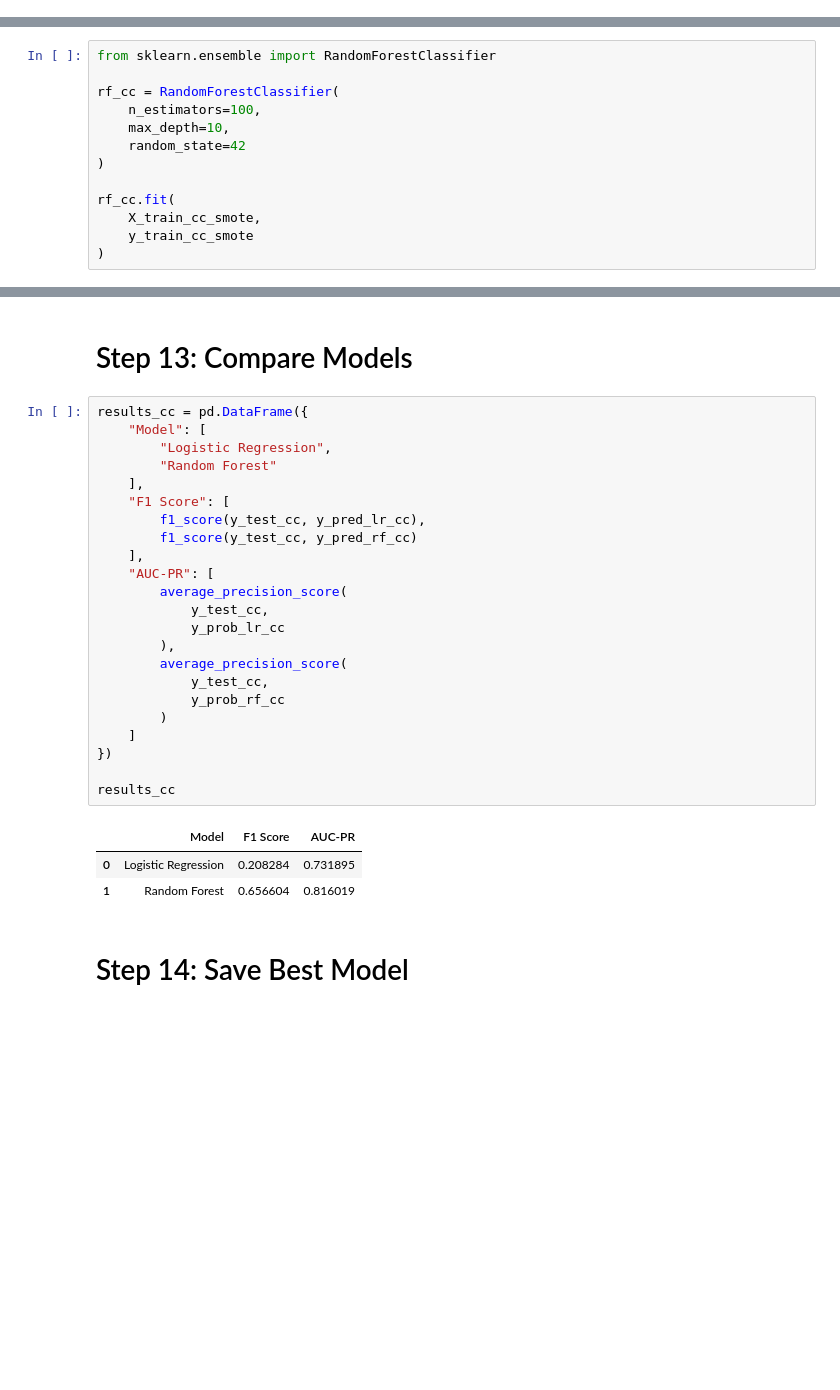
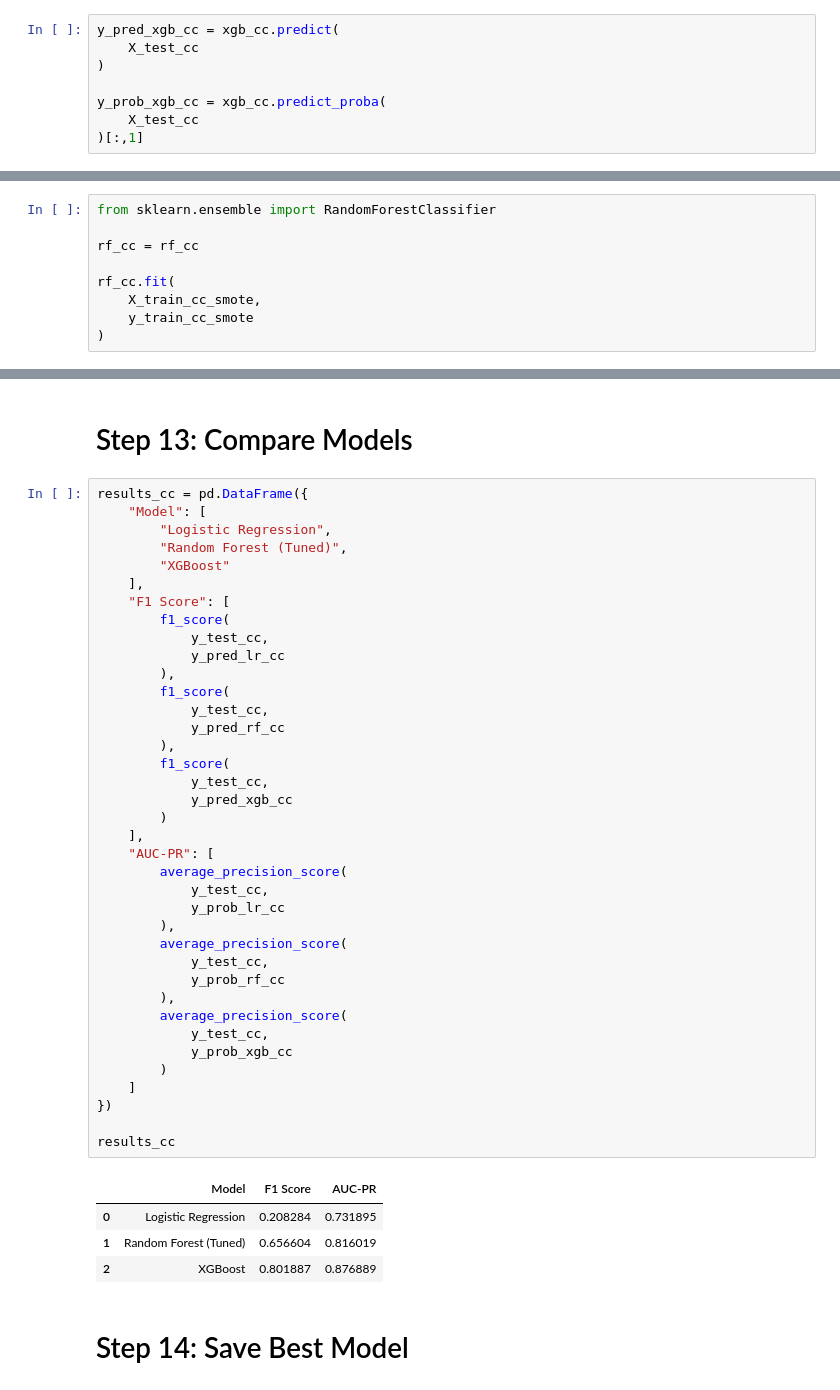
Before and after one commit to hawaebrahimhamid-png/fraud-detection, a Jupyter notebook: notebooks/modeling.ipynb, the cells around one changed output, grey strips where cells are left out. Cells and saved outputs as stored; diff of their text form; blank space fills up the shorter version.

```diff
--- a/notebooks/modeling.ipynb
+++ b/notebooks/modeling.ipynb
@@ -391,6 +555,14 @@ Model trained successfully
 y_pred_lr_cc = lr_cc.predict(X_test_cc)
 
 y_prob_lr_cc = lr_cc.predict_proba(X_test_cc)[:, 1]
+# %%
+y_pred_xgb_cc = xgb_cc.predict(
+    X_test_cc
+)
+
+y_prob_xgb_cc = xgb_cc.predict_proba(
+    X_test_cc
+)[:,1]
 # %% [markdown]
 # Step 8: Evaluate Logistic Regression
 # %%
@@ -446,11 +640,7 @@ weighted avg       1.00      0.99      0.99     56962
 # %%
 from sklearn.ensemble import RandomForestClassifier
 
-rf_cc = RandomForestClassifier(
-    n_estimators=100,
-    max_depth=10,
-    random_state=42
-)
+rf_cc = rf_cc
 
 rf_cc.fit(
     X_train_cc_smote,
@@ -532,30 +730,46 @@ Std: 0.0170861642944895
 # %%
 results_cc = pd.DataFrame({
     "Model": [
         "Logistic Regression",
-        "Random Forest"
+        "Random Forest (Tuned)",
+        "XGBoost"
     ],
     "F1 Score": [
-        f1_score(y_test_cc, y_pred_lr_cc),
-        f1_score(y_test_cc, y_pred_rf_cc)
+        f1_score(
+            y_test_cc,
+            y_pred_lr_cc
+        ),
+        f1_score(
+            y_test_cc,
+            y_pred_rf_cc
+        ),
+        f1_score(
+            y_test_cc,
+            y_pred_xgb_cc
+        )
     ],
     "AUC-PR": [
         average_precision_score(
             y_test_cc,
             y_prob_lr_cc
         ),
         average_precision_score(
             y_test_cc,
             y_prob_rf_cc
+        ),
+        average_precision_score(
+            y_test_cc,
+            y_prob_xgb_cc
         )
     ]
 })
 
 results_cc
 # %% [output]
 |  | Model | F1 Score | AUC-PR |
 | 0 | Logistic Regression | 0.208284 | 0.731895 |
-| 1 | Random Forest | 0.656604 | 0.816019 |
+| 1 | Random Forest (Tuned) | 0.656604 | 0.816019 |
+| 2 | XGBoost | 0.801887 | 0.876889 |
 # %% [markdown]
 # Step 14: Save Best Model
 # %%
```
Also changed, not shown: parts of 29 cells of this notebook, 2 other files.
